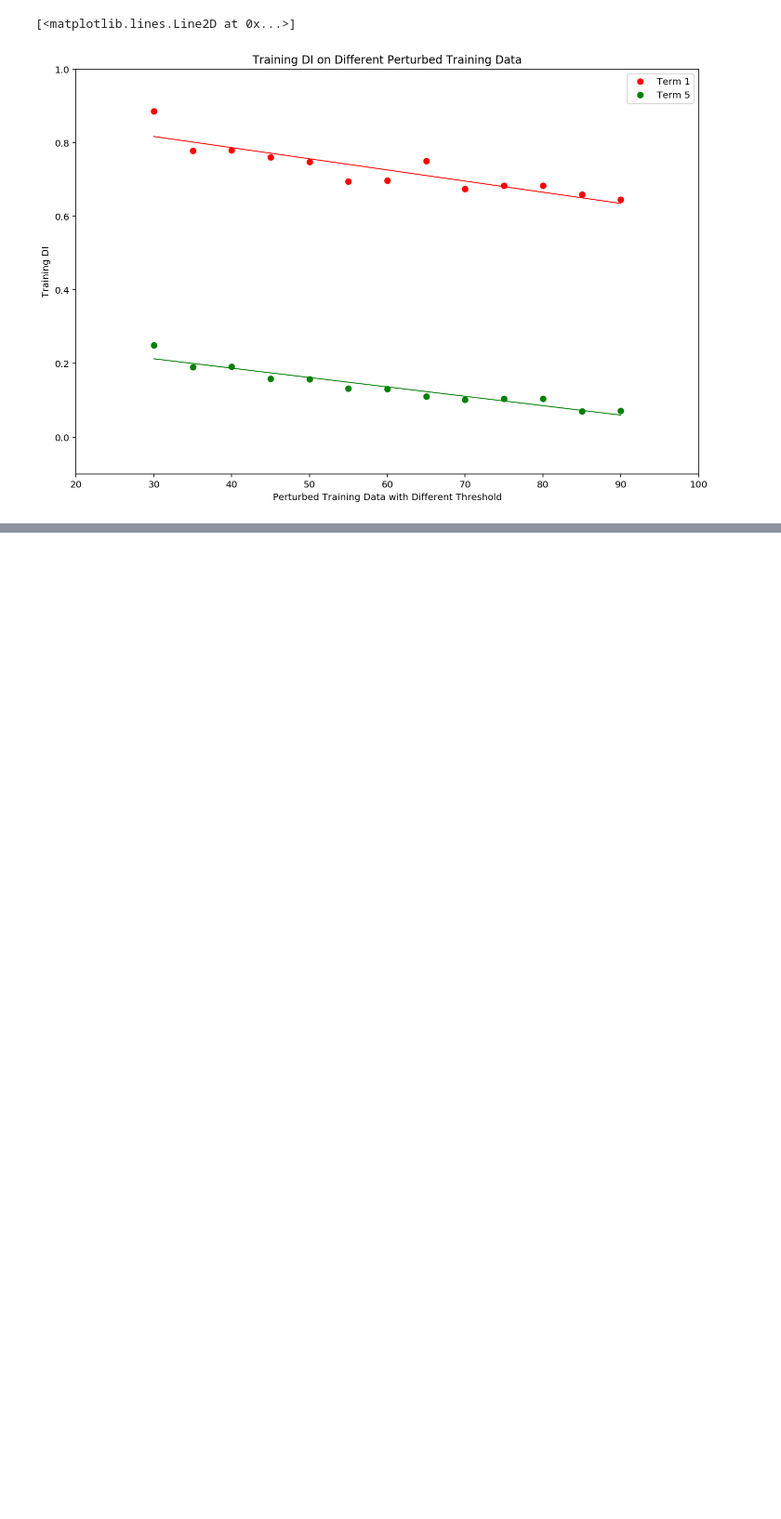
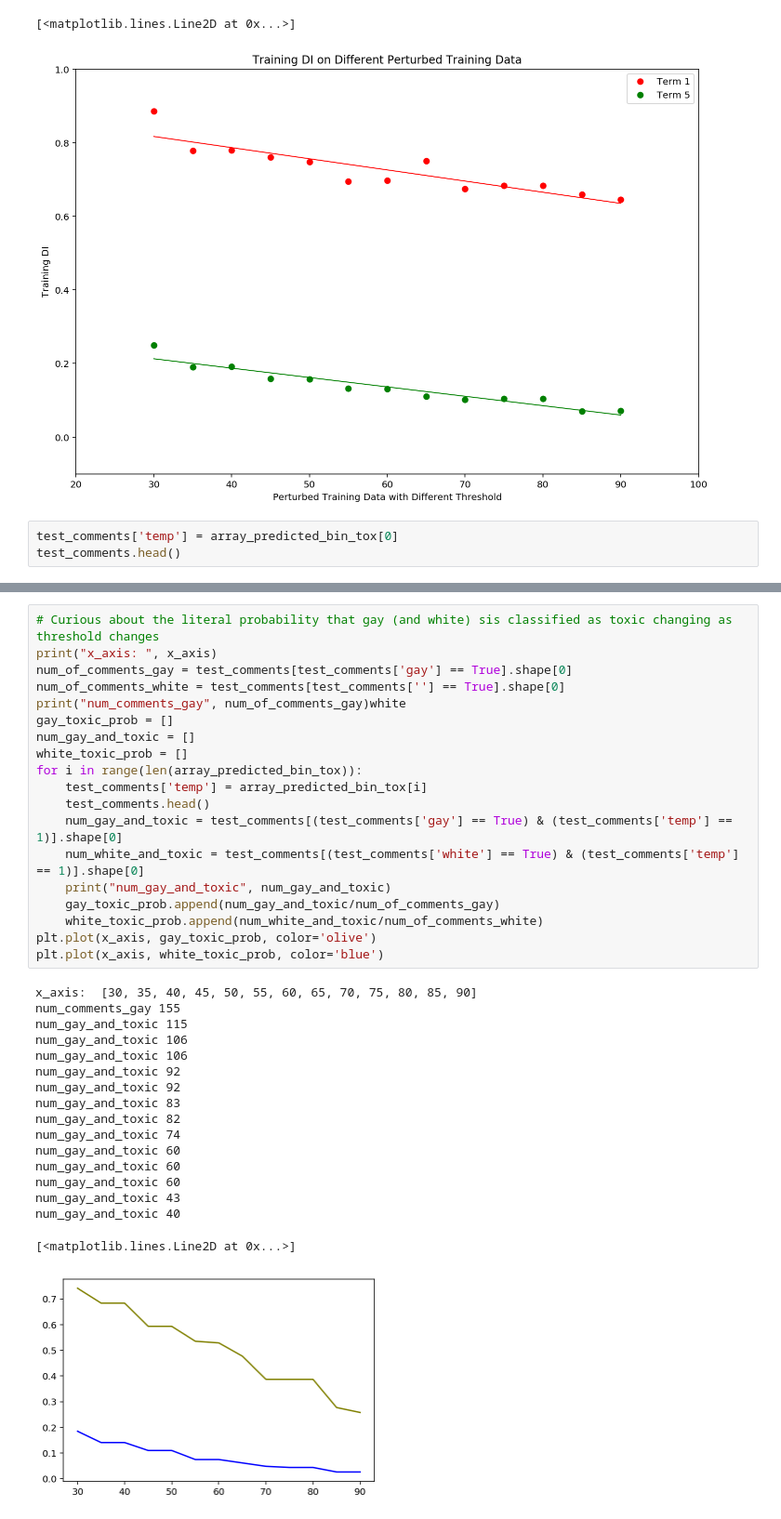
Before and after one commit to nehargupta/cs590_privacy_fairness, a Jupyter notebook: threshold-to-di.ipynb, the cells around one changed output, grey strips where cells are left out. Shown at 93% size. Saved outputs shown, nothing was run; the diff lists cells and outputs as text; blank space fills up the shorter version.

```diff
--- a/threshold-to-di.ipynb
+++ b/threshold-to-di.ipynb
@@ -266,3 +292,6 @@ plt.plot(x, y_pred2, color='g', linewidth=1)
 # %% [output]
 [<matplotlib.lines.Line2D at 0x...>]
 [figure]
+# %%
+test_comments['temp'] = array_predicted_bin_tox[0]
+test_comments.head()
@@ -268,0 +306,37 @@ plt.plot(x, y_pred2, color='g', linewidth=1)
+# %%
+# Curious about the literal probability that gay (and white) sis classified as toxic changing as threshold changes
+print("x_axis: ", x_axis)
+num_of_comments_gay = test_comments[test_comments['gay'] == True].shape[0]
+num_of_comments_white = test_comments[test_comments[''] == True].shape[0]
+print("num_comments_gay", num_of_comments_gay)white
+gay_toxic_prob = []
+num_gay_and_toxic = []
+white_toxic_prob = []
+for i in range(len(array_predicted_bin_tox)):
+    test_comments['temp'] = array_predicted_bin_tox[i]
+    test_comments.head()
+    num_gay_and_toxic = test_comments[(test_comments['gay'] == True) & (test_comments['temp'] == 1)].shape[0]
+    num_white_and_toxic = test_comments[(test_comments['white'] == True) & (test_comments['temp'] == 1)].shape[0]
+    print("num_gay_and_toxic", num_gay_and_toxic)
+    gay_toxic_prob.append(num_gay_and_toxic/num_of_comments_gay)
+    white_toxic_prob.append(num_white_and_toxic/num_of_comments_white)
+plt.plot(x_axis, gay_toxic_prob, color='olive')
+plt.plot(x_axis, white_toxic_prob, color='blue')
+# %% [output]
+x_axis:  [30, 35, 40, 45, 50, 55, 60, 65, 70, 75, 80, 85, 90]
+num_comments_gay 155
+num_gay_and_toxic 115
+num_gay_and_toxic 106
+num_gay_and_toxic 106
+num_gay_and_toxic 92
+num_gay_and_toxic 92
+num_gay_and_toxic 83
+num_gay_and_toxic 82
+num_gay_and_toxic 74
+num_gay_and_toxic 60
+num_gay_and_toxic 60
+num_gay_and_toxic 60
+num_gay_and_toxic 43
+num_gay_and_toxic 40
+[<matplotlib.lines.Line2D at 0x...>]
+[figure, added]
```
Also changed, not shown: parts of 11 cells of this notebook.
